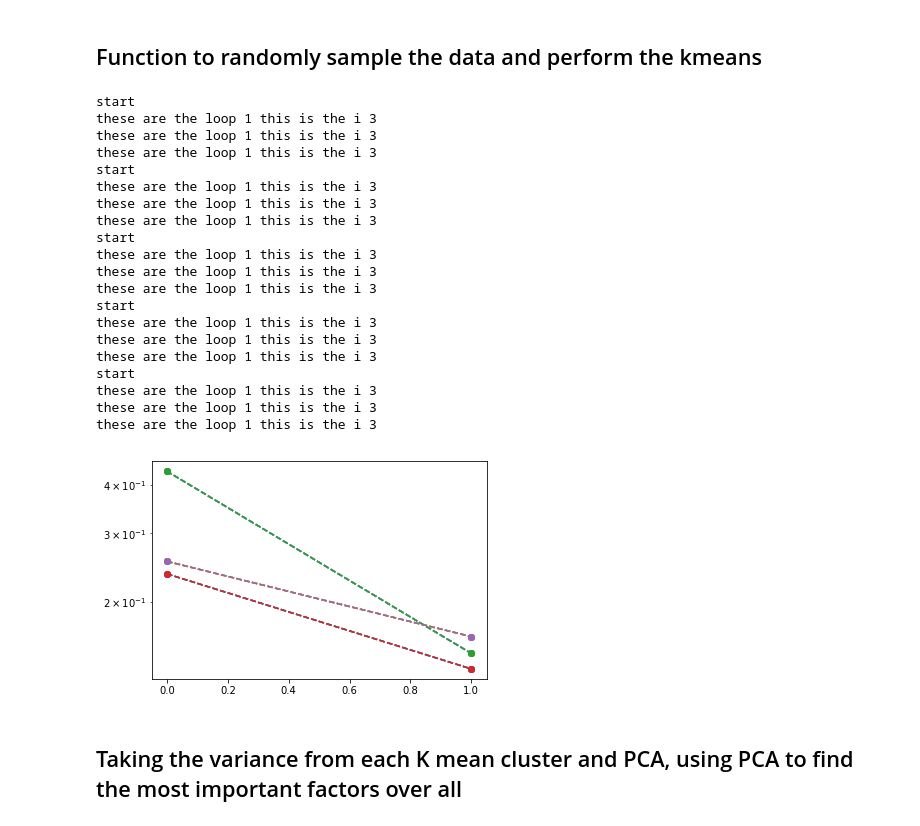
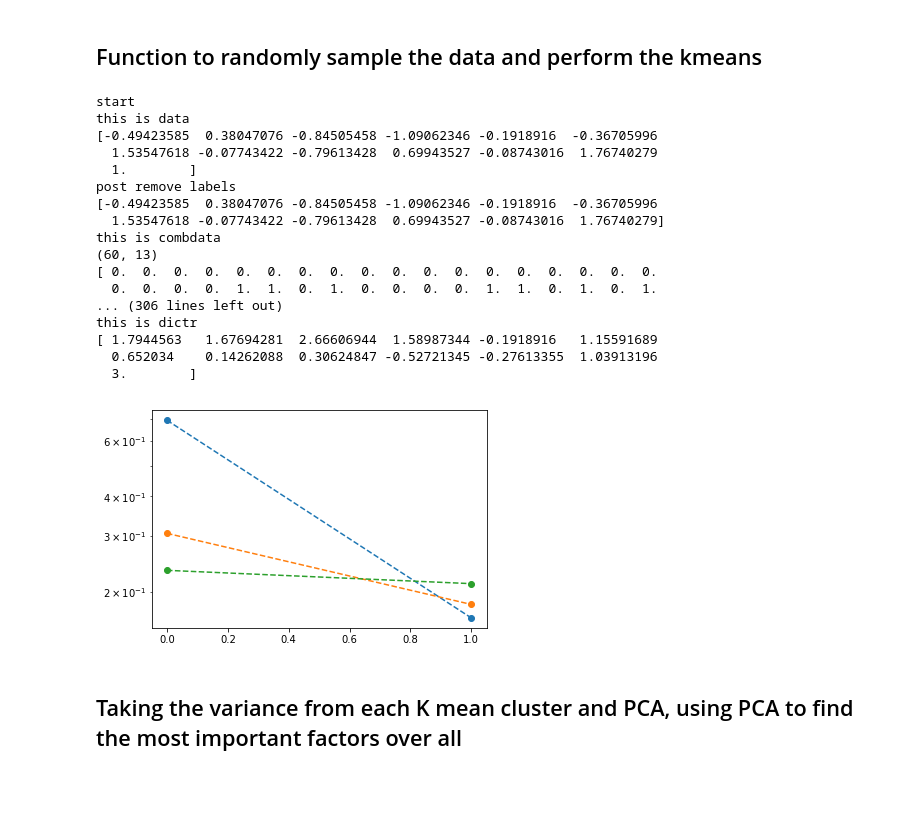
Before and after one commit to grace-shearrer/ABCD, a Jupyter notebook: uhKmeans_func.ipynb, the cells around one changed output. Drawn from its saved outputs; the diff is of its cells as text; code cells hidden in the pictures; blank space fills up the shorter version.

```diff
--- a/uhKmeans_func.ipynb
+++ b/uhKmeans_func.ipynb
@@ -38,7 +38,7 @@ Automatically created module for IPython interactive environment
 # %% [markdown]
 ## Read in data as csv
 # %%
-data=pd.read_table('important_txt/4Kmeans.csv', sep=',')
+data=pd.read_table('/Users/gracer/Google Drive/ABCD/important_txt/4Kmeans.csv', sep=',')
 # %% [markdown]
 ## Seperate by sex
 # %%
@@ -373,26 +411,23 @@ def main(i):
             All_var, All_mean, All_data, names, New_data,
            All_lev1Ratio, All_lev2Ratio, All_lev3Ratio)
 # %%
-All_clust ,All_clust_space, All_means ,All_labels , All_index, All_comp, All_var_ratio, All_var, All_mean, All_data, names, New_data, All_lev1Ratio, All_lev2Ratio, All_lev3Ratio  = main(5)
+All_clust ,All_clust_space, All_means ,All_labels , All_index, All_comp, All_var_ratio, All_var, All_mean, All_data, names, New_data, All_lev1Ratio, All_lev2Ratio, All_lev3Ratio  = main(1)
 # %% [output]
 start
-these are the loop 1 this is the i 3
-these are the loop 1 this is the i 3
-these are the loop 1 this is the i 3
-start
-these are the loop 1 this is the i 3
-these are the loop 1 this is the i 3
-these are the loop 1 this is the i 3
-start
-these are the loop 1 this is the i 3
-these are the loop 1 this is the i 3
-these are the loop 1 this is the i 3
-start
-these are the loop 1 this is the i 3
-these are the loop 1 this is the i 3
-these are the loop 1 this is the i 3
-start
-these are the loop 1 this is the i 3
-these are the loop 1 this is the i 3
-these are the loop 1 this is the i 3
+this is data
+[-0.49423585  0.38047076 -0.84505458 -1.09062346 -0.1918916  -0.36705996
+  1.53547618 -0.07743422 -0.79613428  0.69943527 -0.08743016  1.76740279
+  1.        ]
+post remove labels
+[-0.49423585  0.38047076 -0.84505458 -1.09062346 -0.1918916  -0.36705996
+  1.53547618 -0.07743422 -0.79613428  0.69943527 -0.08743016  1.76740279]
+this is combdata
+(60, 13)
+[ 0.  0.  0.  0.  0.  0.  0.  0.  0.  0.  0.  0.  0.  0.  0.  0.  0.  0.
+  0.  0.  0.  0.  1.  1.  0.  1.  0.  0.  0.  0.  1.  1.  0.  1.  0.  1.
+... (306 lines left out)
+this is dictr
+[ 1.7944563   1.67694281  2.66606944  1.58987344 -0.1918916   1.15591689
+  0.652034    0.14262088  0.30624847 -0.52721345 -0.27613355  1.03913196
+  3.        ]
-[figure, old version]
+[figure, new version]
```
Also changed, not shown: parts of 8 cells of this notebook.
